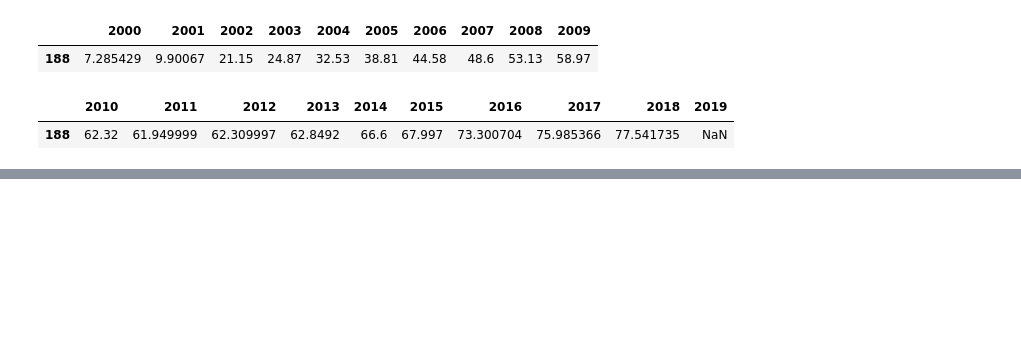
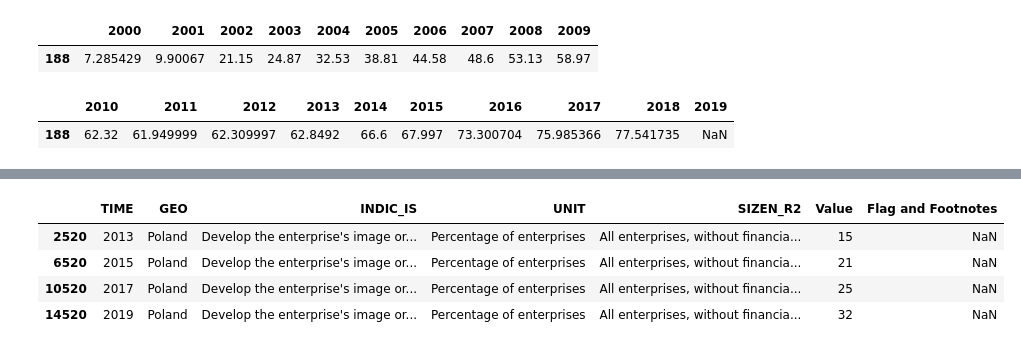
Before and after one commit to IOR88/DigitalBusinessTransformation, a Jupyter notebook: DigitalBusinessTransformation.ipynb, the cells around one changed output, grey strips where cells are left out. Saved outputs shown, nothing was run; the diff lists cells and outputs as text; code cells hidden in the pictures; blank space fills up the shorter version.

Commit message:
images nad upated notebook

```diff
--- a/DigitalBusinessTransformation.ipynb
+++ b/DigitalBusinessTransformation.ipynb
@@ -120,0 +265,14 @@ fig.show()
+# %%
+mask1 = social_media_used_by_purpose_df["GEO"] == "Poland"
+mask2 = social_media_used_by_purpose_df["INDIC_IS"] == "Develop the enterprise's image or market products"
+mask3 = social_media_used_by_purpose_df["UNIT"] == "Percentage of enterprises"
+mask4 = social_media_used_by_purpose_df["SIZEN_R2"] == "All enterprises, without financial sector (10 persons employed or more)"
+social_media_used_by_purpose_df_poland = social_media_used_by_purpose_df[mask1 & mask2 & mask3 & mask4]
+# %%
+social_media_used_by_purpose_df_poland
+# %% [output]
+|  | TIME | GEO | INDIC_IS | UNIT | SIZEN_R2 | Value | Flag and Footnotes |
+| 2520 | 2013 | Poland | Develop the enterprise's image or... | Percentage of enterprises | All enterprises, without financia... | 15 | NaN |
+| 6520 | 2015 | Poland | Develop the enterprise's image or... | Percentage of enterprises | All enterprises, without financia... | 21 | NaN |
+| 10520 | 2017 | Poland | Develop the enterprise's image or... | Percentage of enterprises | All enterprises, without financia... | 25 | NaN |
+| 14520 | 2019 | Poland | Develop the enterprise's image or... | Percentage of enterprises | All enterprises, without financia... | 32 | NaN |
```
Also changed, not shown: parts of 22 cells of this notebook, 3 other files.
